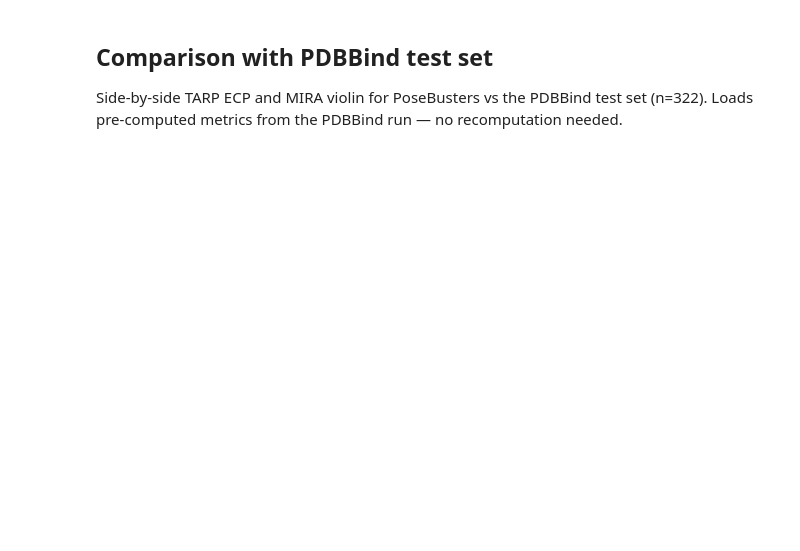
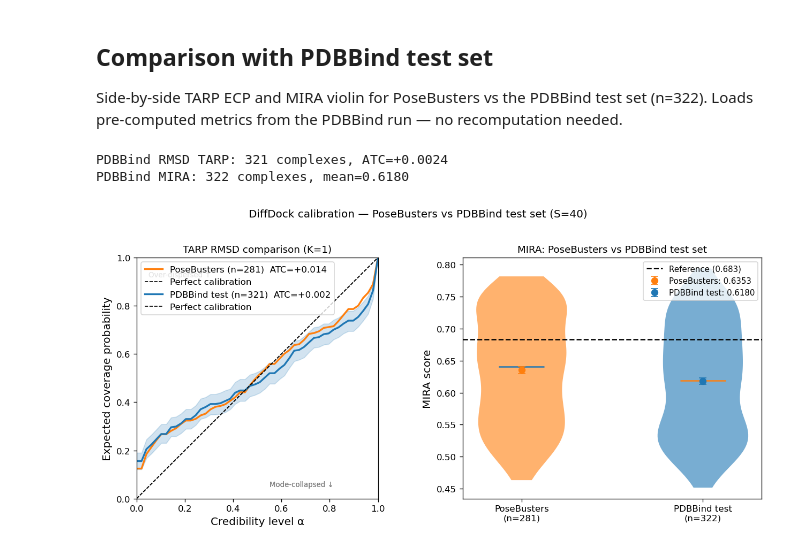
Before and after one commit to quentin-fuchs/MasterThesis, a Jupyter notebook: notebooks/posebusters_calibration.ipynb, the cells around one changed output. Cells and saved outputs as stored; diff of their text form; code cells hidden in the pictures; blank space fills up the shorter version.

```diff
--- a/notebooks/posebusters_calibration.ipynb
+++ b/notebooks/posebusters_calibration.ipynb
@@ -699,8 +546,8 @@ if "METRICS" not in dir():
     )
     from utils.mira_eval import compute_mira_scores, mira_null
 
-    RESULTS_DIR = "../results/posebusters_inference"
-    DATA_DIR    = "../data/posebusters_benchmark_set"
+    RESULTS_DIR = "/home/qf226/rds/hpc-work/results/pb_evaluate_v2_merged"
+    DATA_DIR    = "/home/qf226/rds/hpc-work/data/posebusters_benchmark_set"
     METRICS     = os.path.join(RESULTS_DIR, "metrics")
     FIGURES     = os.path.join(RESULTS_DIR, "figures")
     os.makedirs(METRICS, exist_ok=True)
@@ -726,7 +573,7 @@ if "mira_scores" not in dir():
     REF = mira_null(S=40)
 
 # ── comparison plot ──────────────────────────────────────────────────────────
-PDBBIND_METRICS = "/home/qf226/rds/results/pdbbind_testset/metrics"
+PDBBIND_METRICS = "/home/qf226/rds/hpc-work/results/pdbbind_testset/metrics"
 K_RMSD = 1  # ensure defined when cell runs in sequence after tarp-rmsd cell
 
 pdbbind_f_rmsd = None
@@ -761,30 +608,34 @@ if pdbbind_f_rmsd is not None:
 ax.set_title(f"TARP RMSD comparison (K={K_RMSD})", fontsize=11)
 
 # Right: MIRA violin comparison
 ax2 = axes[1]
 datasets = [(f"PoseBusters\n(n={len(mira_scores)})", mira_scores, "C1")]
 if pdbbind_mira is not None:
     datasets.append((f"PDBBind test\n(n={len(pdbbind_mira)})", pdbbind_mira, "C0"))
 
 for i, (label, scores, color) in enumerate(datasets):
     vp = ax2.violinplot([scores], positions=[i], showmedians=True, showextrema=False)
     vp["bodies"][0].set_facecolor(color)
     vp["bodies"][0].set_alpha(0.6)
     ax2.errorbar(i, scores.mean(), yerr=scores.std() / np.sqrt(len(scores)),
                  fmt="o", color=color, capsize=4, ms=7, zorder=5,
                  label=f"{label.split(chr(10))[0]}: {scores.mean():.4f}")
 
 ax2.axhline(REF, color="k", ls="--", lw=1.5, label=f"Reference ({REF:.3f})")
 ax2.set_xticks(range(len(datasets)))
 ax2.set_xticklabels([d[0] for d in datasets], fontsize=10)
 ax2.set_ylabel("MIRA score", fontsize=12)
 ax2.set_title("MIRA: PoseBusters vs PDBBind test set", fontsize=11)
 ax2.legend(fontsize=9)
 
 plt.suptitle(
     "DiffDock calibration — PoseBusters vs PDBBind test set (S=40)",
     y=1.02, fontsize=12
 )
 plt.tight_layout()
 plt.savefig(f"{FIGURES}/calibration_comparison.png", dpi=150, bbox_inches='tight')
 plt.show()
+# %% [output]
+PDBBind RMSD TARP: 321 complexes, ATC=+0.0024
+PDBBind MIRA: 322 complexes, mean=0.6180
+[figure, added]
```
Also changed, not shown: parts of 11 cells of this notebook.
